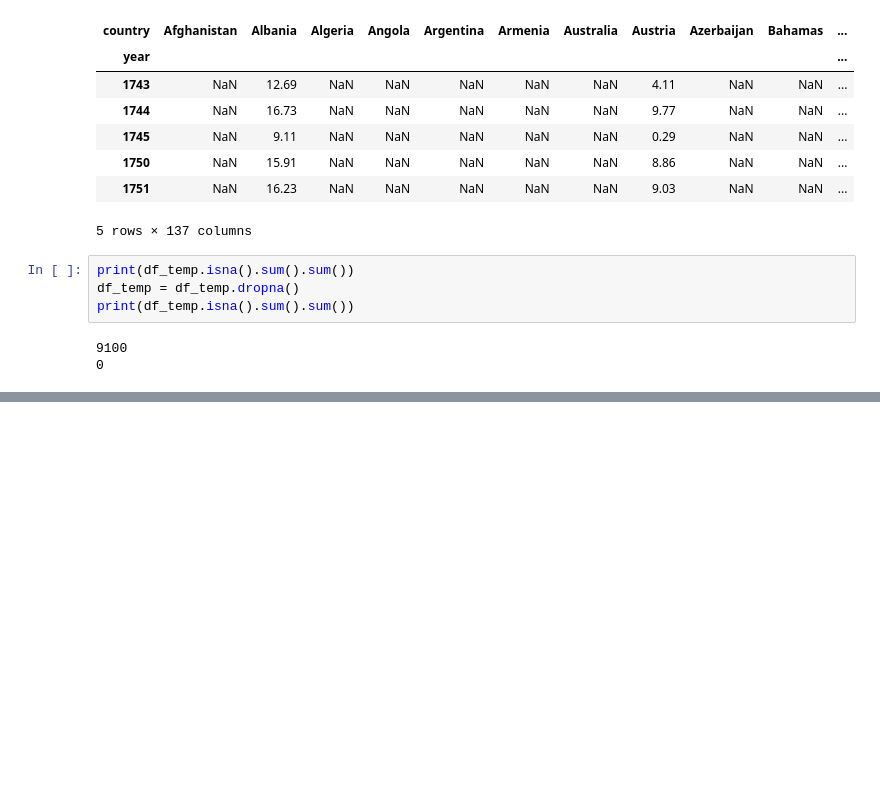
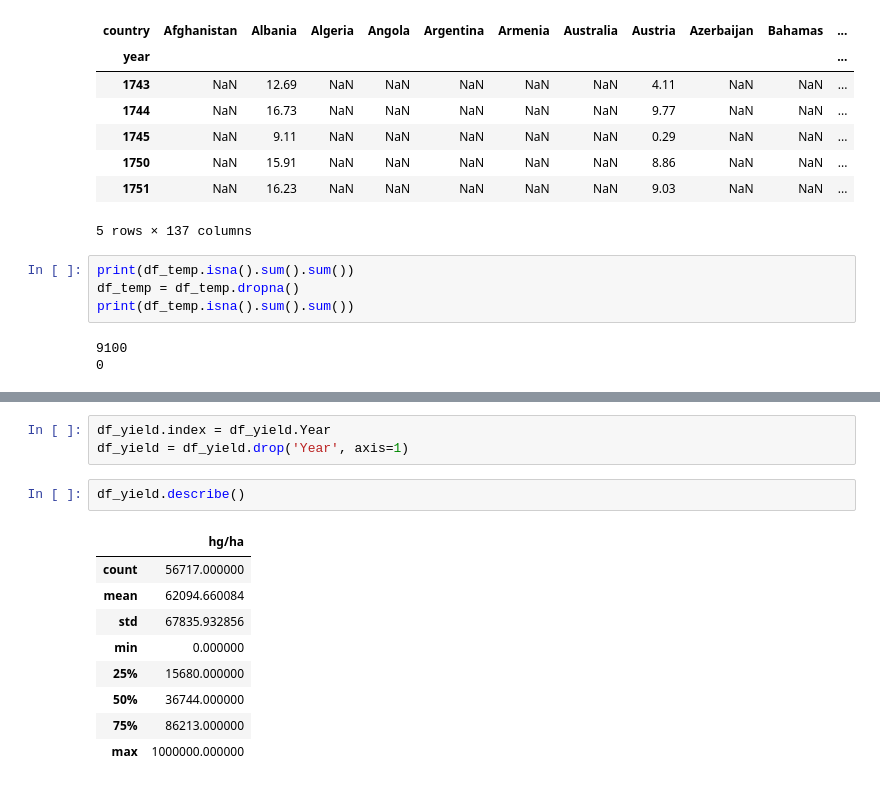
Before and after one commit to wrzdylan/crop_yield_prediction, a Jupyter notebook: data_analysis.ipynb, the cells around one changed output, grey strips where cells are left out. Cells and saved outputs as stored; diff of their text form; blank space fills up the shorter version.

```diff
--- a/data_analysis.ipynb
+++ b/data_analysis.ipynb
@@ -285,0 +317,15 @@ print(df_temp.isna().sum().sum())
+# %%
+df_yield.index = df_yield.Year
+df_yield = df_yield.drop('Year', axis=1)
+# %%
+df_yield.describe()
+# %% [output]
+|  | hg/ha |
+| count | 56717.000000 |
+| mean | 62094.660084 |
+| std | 67835.932856 |
+| min | 0.000000 |
+| 25% | 15680.000000 |
+| 50% | 36744.000000 |
+| 75% | 86213.000000 |
+| max | 1000000.000000 |
```
Also changed, not shown: parts of 14 cells of this notebook.
